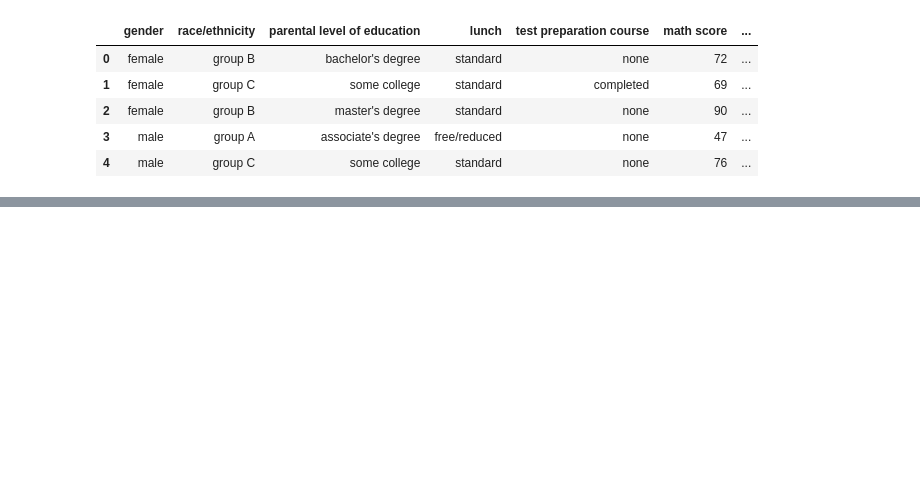
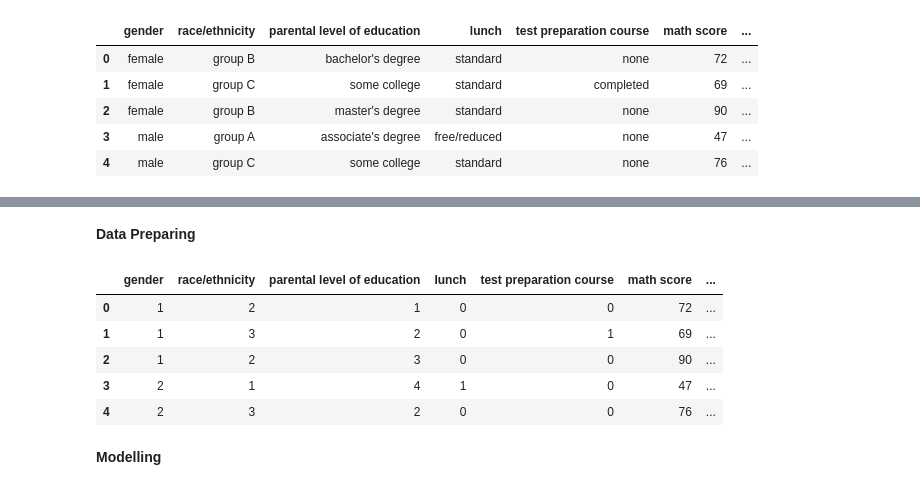
Before and after one commit to AnushavanAleksanyan/data_science_beyond, a Jupyter notebook: src/third_month/project_3_2.ipynb, the cells around one changed output, grey strips where cells are left out. Cells and saved outputs as stored; diff of their text form; code cells hidden in the pictures; blank space fills up the shorter version.

```diff
--- a/src/third_month/project_3_2.ipynb
+++ b/src/third_month/project_3_2.ipynb
@@ -109,0 +112,14 @@ ax = sns.countplot(x="group", data=df)
+# %% [markdown]
+**Data Preparing**
+# %%
+df =  df.replace(["female", "male", "group A","group B", "group C", "group D","group E"],[1,2,1,2,3,4,5])
+df =  df.replace(["bachelor's degree", "some college", "master's degree","associate's degree", "high school", "some high school","none","completed","standard", "free/reduced"],[1,2,3,4,5,6,0,1,0,1])
+df =  df.replace(["group a","group b", "group c", "group d","NQ"],[1,2,3,4,5])
+df.head()
+# %% [output]
+|  | gender | race/ethnicity | parental level of education | lunch | test preparation course | math score | ... |
+| 0 | 1 | 2 | 1 | 0 | 0 | 72 | ... |
+| 1 | 1 | 3 | 2 | 0 | 1 | 69 | ... |
+| 2 | 1 | 2 | 3 | 0 | 0 | 90 | ... |
+| 3 | 2 | 1 | 4 | 1 | 0 | 47 | ... |
+| 4 | 2 | 3 | 2 | 0 | 0 | 76 | ... |
@@ -109,0 +136,2 @@ ax = sns.countplot(x="group", data=df)
+# %% [markdown]
+**Modelling**
```
Also changed, not shown: parts of 19 cells of this notebook.
